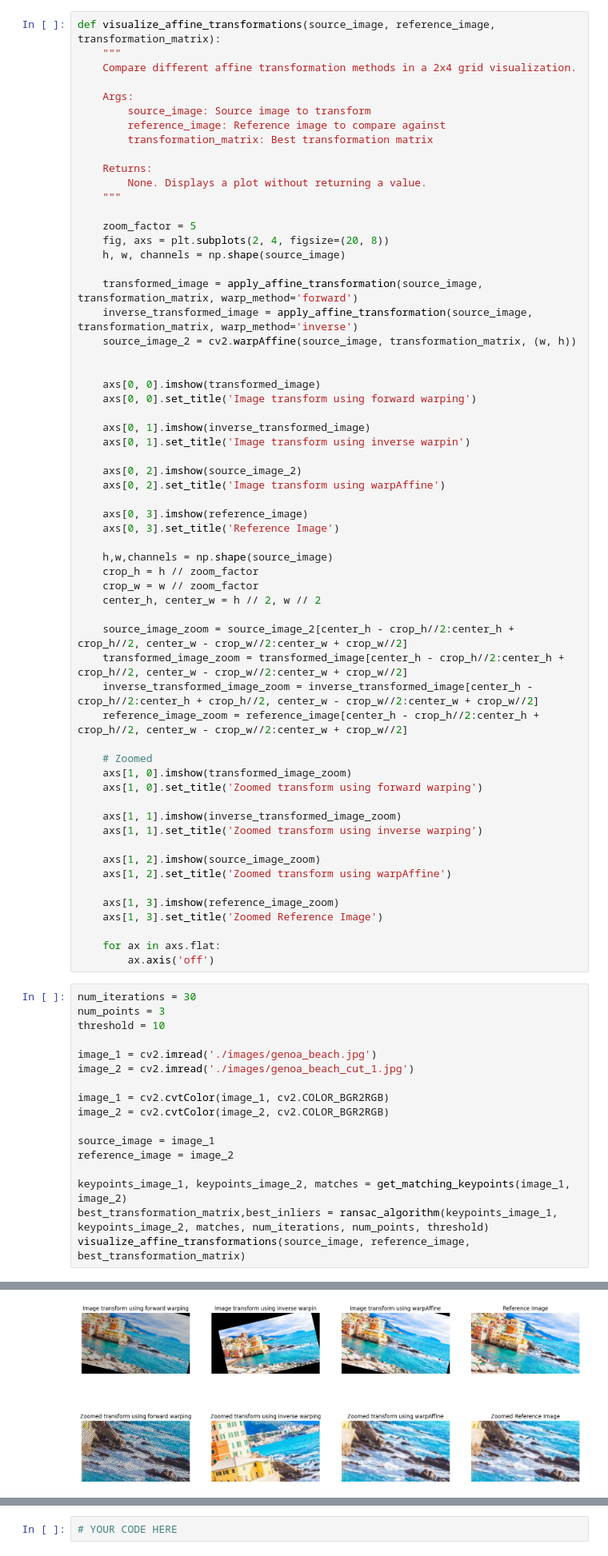
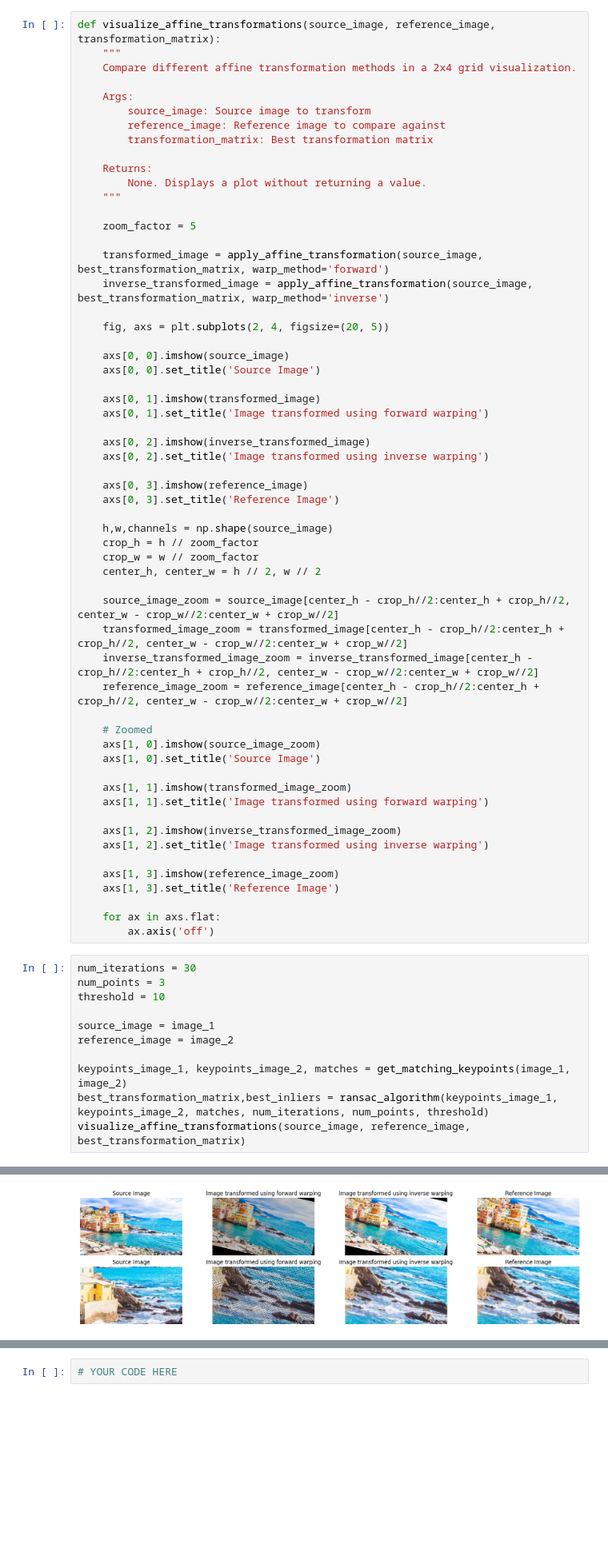
Before and after one commit to matthias-hagenauer/cv1_labs, a Jupyter notebook: cv1-lab-4/cv1-lab-4.ipynb, the cells around one changed output, grey strips where cells are left out. Shown at 80% size. Cells and saved outputs as stored; diff of their text form; blank space fills up the shorter version.

```diff
--- a/cv1-lab-4/cv1-lab-4.ipynb
+++ b/cv1-lab-4/cv1-lab-4.ipynb
@@ -576,22 +537,20 @@ def visualize_affine_transformations(source_image, reference_image, transformati
     """
 
     zoom_factor = 5
-    fig, axs = plt.subplots(2, 4, figsize=(20, 8))
-    h, w, channels = np.shape(source_image)
 
-    transformed_image = apply_affine_transformation(source_image, transformation_matrix, warp_method='forward')
-    inverse_transformed_image = apply_affine_transformation(source_image, transformation_matrix, warp_method='inverse')
-    source_image_2 = cv2.warpAffine(source_image, transformation_matrix, (w, h))
+    transformed_image = apply_affine_transformation(source_image, best_transformation_matrix, warp_method='forward')
+    inverse_transformed_image = apply_affine_transformation(source_image, best_transformation_matrix, warp_method='inverse')
 
+    fig, axs = plt.subplots(2, 4, figsize=(20, 5))
 
-    axs[0, 0].imshow(transformed_image)
-    axs[0, 0].set_title('Image transform using forward warping')
+    axs[0, 0].imshow(source_image)
+    axs[0, 0].set_title('Source Image')
 
-    axs[0, 1].imshow(inverse_transformed_image)
-    axs[0, 1].set_title('Image transform using inverse warpin')
+    axs[0, 1].imshow(transformed_image)
+    axs[0, 1].set_title('Image transformed using forward warping')
 
-    axs[0, 2].imshow(source_image_2)
-    axs[0, 2].set_title('Image transform using warpAffine')
+    axs[0, 2].imshow(inverse_transformed_image)
+    axs[0, 2].set_title('Image transformed using inverse warping')
 
     axs[0, 3].imshow(reference_image)
     axs[0, 3].set_title('Reference Image')
@@ -601,23 +560,23 @@ def visualize_affine_transformations(source_image, reference_image, transformati
     crop_w = w // zoom_factor
     center_h, center_w = h // 2, w // 2
 
-    source_image_zoom = source_image_2[center_h - crop_h//2:center_h + crop_h//2, center_w - crop_w//2:center_w + crop_w//2]
+    source_image_zoom = source_image[center_h - crop_h//2:center_h + crop_h//2, center_w - crop_w//2:center_w + crop_w//2]
     transformed_image_zoom = transformed_image[center_h - crop_h//2:center_h + crop_h//2, center_w - crop_w//2:center_w + crop_w//2]
     inverse_transformed_image_zoom = inverse_transformed_image[center_h - crop_h//2:center_h + crop_h//2, center_w - crop_w//2:center_w + crop_w//2]
     reference_image_zoom = reference_image[center_h - crop_h//2:center_h + crop_h//2, center_w - crop_w//2:center_w + crop_w//2]
 
     # Zoomed
-    axs[1, 0].imshow(transformed_image_zoom)
-    axs[1, 0].set_title('Zoomed transform using forward warping')
+    axs[1, 0].imshow(source_image_zoom)
+    axs[1, 0].set_title('Source Image')
 
-    axs[1, 1].imshow(inverse_transformed_image_zoom)
-    axs[1, 1].set_title('Zoomed transform using inverse warping')
+    axs[1, 1].imshow(transformed_image_zoom)
+    axs[1, 1].set_title('Image transformed using forward warping')
 
-    axs[1, 2].imshow(source_image_zoom)
-    axs[1, 2].set_title('Zoomed transform using warpAffine')
+    axs[1, 2].imshow(inverse_transformed_image_zoom)
+    axs[1, 2].set_title('Image transformed using inverse warping')
 
     axs[1, 3].imshow(reference_image_zoom)
-    axs[1, 3].set_title('Zoomed Reference Image')
+    axs[1, 3].set_title('Reference Image')
 
     for ax in axs.flat:
         ax.axis('off')
@@ -625,12 +584,6 @@ def visualize_affine_transformations(source_image, reference_image, transformati
 num_iterations = 30
 num_points = 3
 threshold = 10
-
-image_1 = cv2.imread('./images/genoa_beach.jpg')
-image_2 = cv2.imread('./images/genoa_beach_cut_1.jpg')
-
-image_1 = cv2.cvtColor(image_1, cv2.COLOR_BGR2RGB)
-image_2 = cv2.cvtColor(image_2, cv2.COLOR_BGR2RGB)
 
 source_image = image_1
 reference_image = image_2
@@ -648,4 +601,4 @@ Outliers:       1012
-[figure, old version]
+[figure, new version]
 # %% [markdown]
 <a id="question-6"></a>
 #### <font color='#FF0000'>Question 6 (3 points)</font>
```
Also changed, not shown: parts of 21 cells of this notebook.
